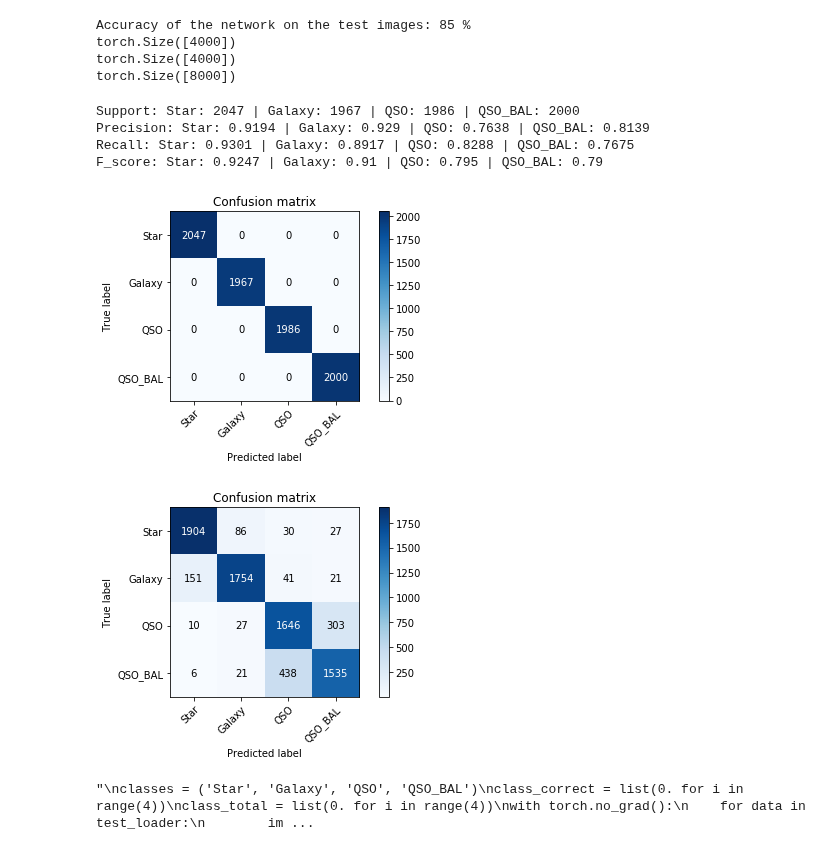
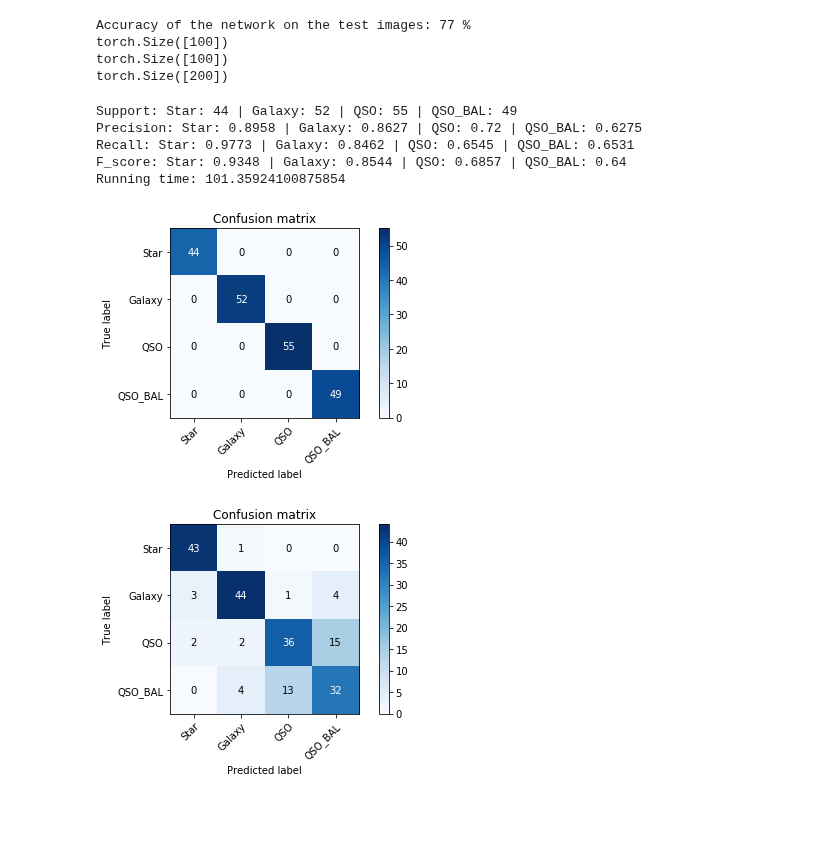
Before and after one commit to MrX1997/Reportes-Proyecto-de-Monograf-a, a Jupyter notebook: Noteboooks/SpectraNET.ipynb, the cells around one changed output. Saved outputs shown, nothing was run; the diff lists cells and outputs as text; code cells hidden in the pictures; blank space fills up the shorter version.

```diff
--- a/Noteboooks/SpectraNET.ipynb
+++ b/Noteboooks/SpectraNET.ipynb
@@ -24,5 +40,7 @@ import torch.utils.data
 # %%
-N_sample=40000
+start=time.time()
+
+N_sample=1000
 
 def Load_Files(file_1,file_2,N_sample,classification=True):
     hdul = fits.open(file_1) # Open file 1 -- 'truth_DR12Q.fits'
@@ -344,4 +365,6 @@ plt.savefig('Train_loss_Classification.jpg')
 # %%
+
+
 correct = 0
 total = 0
 d=[]
@@ -366,10 +389,10 @@ y_pred=torch.cat((d[0],d[1]),0)
 y_test=torch.cat((d1[0],d1[1]),0)
 print(y_pred.shape)
 # %% [output]
-Accuracy of the network on the test images: 85 %
-torch.Size([4000])
-torch.Size([4000])
-torch.Size([8000])
+Accuracy of the network on the test images: 77 %
+torch.Size([100])
+torch.Size([100])
+torch.Size([200])
 # %%
 from sklearn.metrics import confusion_matrix
 from sklearn.metrics import precision_recall_fscore_support
@@ -418,39 +441,43 @@ def plot_confusion_matrix(y_true, y_pred, classes,normalize=False,title=None,cma
     for i in range(cm.shape[0]):
         for j in range(cm.shape[1]):
             ax.text(j, i, format(cm[i, j], fmt),
                     ha="center", va="center",
                     color="white" if cm[i, j] > thresh else "black")
     fig.tight_layout()
     return ax
 
 
 np.set_printoptions(precision=2)
 
 # Plot non-normalized confusion matrix
 #plt.subplots(121)
 #y_test=y_test.detach().numpy()
 #y_pred=y_pred.detach().numpy()
 #print(y_pred)
 plot_confusion_matrix(y_test, y_test, classes=class_names, title='Confusion matrix')
 plt.savefig('cm_train.png')
 #plt.subplots(122)
 plot_confusion_matrix(y_test, y_pred, classes=class_names, title='Confusion matrix')
 plt.savefig('cm_test.png')
 
 from sklearn.metrics import precision_recall_curve
 p,r,f,s=precision_recall_fscore_support(y_test, y_pred, average=None)#,labels=['Star','Galaxy','QSO','QSO_BAL'])
 
 print('Support:','Star:',round(s[0],4),'| Galaxy:',round(s[1],4),'| QSO:',round(s[2],4),'| QSO_BAL:',round(s[3],4))
 print('Precision:','Star:',round(p[0],4),'| Galaxy:',round(p[1],4),'| QSO:',round(p[2],4),'| QSO_BAL:',round(p[3],4))
 print('Recall:','Star:',round(r[0],4),'| Galaxy:',round(r[1],4),'| QSO:',round(r[2],4),'| QSO_BAL:',round(r[3],4))
 print('F_score:','Star:',round(f[0],4),'| Galaxy:',round(f[1],4),'| QSO:',round(f[2],4),'| QSO_BAL:',round(f[3],4))
+
+end = time.time()
+print('Running time:',end - start)
 # %% [output]
-Support: Star: 2047 | Galaxy: 1967 | QSO: 1986 | QSO_BAL: 2000
-Precision: Star: 0.9194 | Galaxy: 0.929 | QSO: 0.7638 | QSO_BAL: 0.8139
-Recall: Star: 0.9301 | Galaxy: 0.8917 | QSO: 0.8288 | QSO_BAL: 0.7675
-F_score: Star: 0.9247 | Galaxy: 0.91 | QSO: 0.795 | QSO_BAL: 0.79
+Support: Star: 44 | Galaxy: 52 | QSO: 55 | QSO_BAL: 49
+Precision: Star: 0.8958 | Galaxy: 0.8627 | QSO: 0.72 | QSO_BAL: 0.6275
+Recall: Star: 0.9773 | Galaxy: 0.8462 | QSO: 0.6545 | QSO_BAL: 0.6531
+F_score: Star: 0.9348 | Galaxy: 0.8544 | QSO: 0.6857 | QSO_BAL: 0.64
+Running time: 101.35924100875854
-[figure, old version]
+[figure, new version]
-[figure, old version]
+[figure, new version]
 # %%
 """
 classes = ('Star', 'Galaxy', 'QSO', 'QSO_BAL')
@@ -473,5 +500,3 @@ for i in range(4):
         classes[i], 100 * class_correct[i] / class_total[i]))
 
 """
-# %% [output]
-"\nclasses = ('Star', 'Galaxy', 'QSO', 'QSO_BAL')\nclass_correct = list(0. for i in range(4))\nclass_total = list(0. for i in range(4))\nwith torch.no_grad():\n    for data in test_loader:\n        im ...
```
Also changed, not shown: parts of 9 cells of this notebook, 1 other file.
